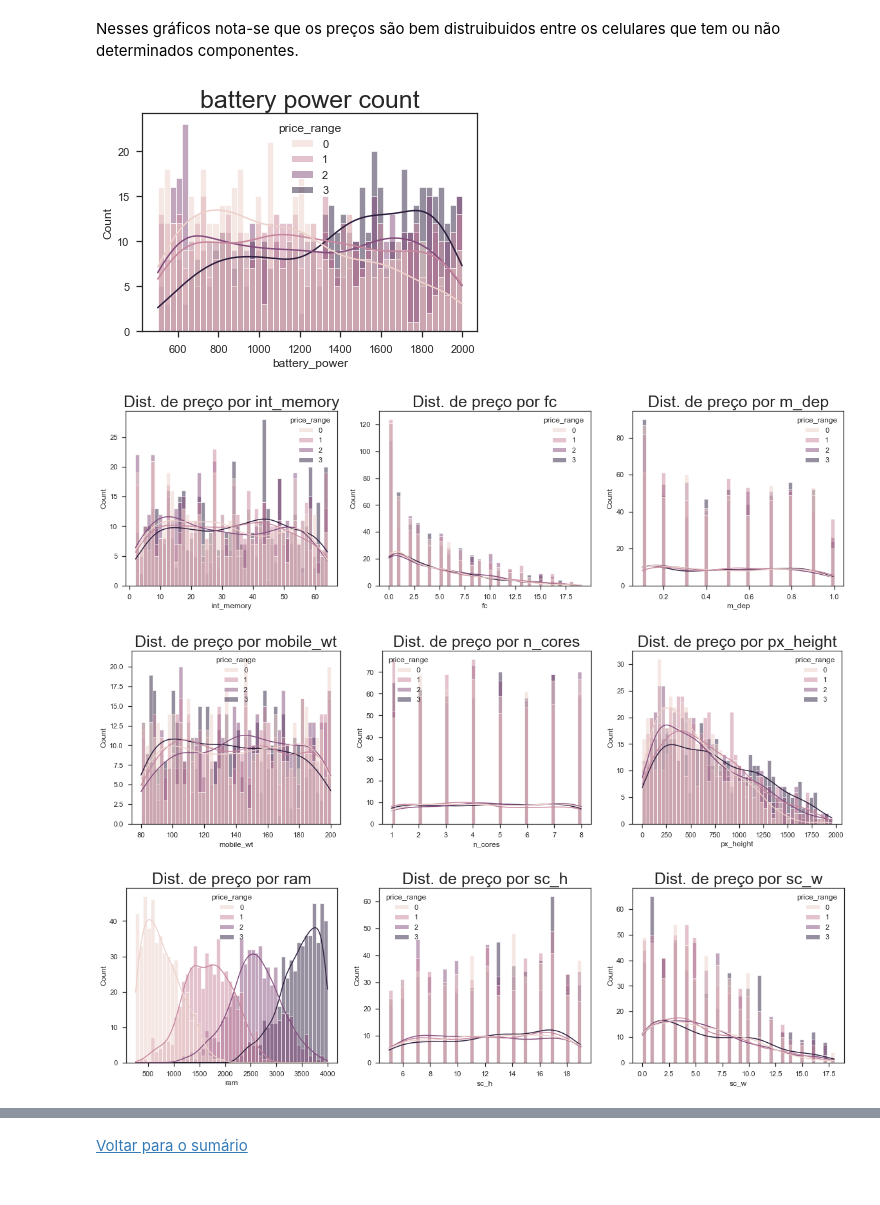
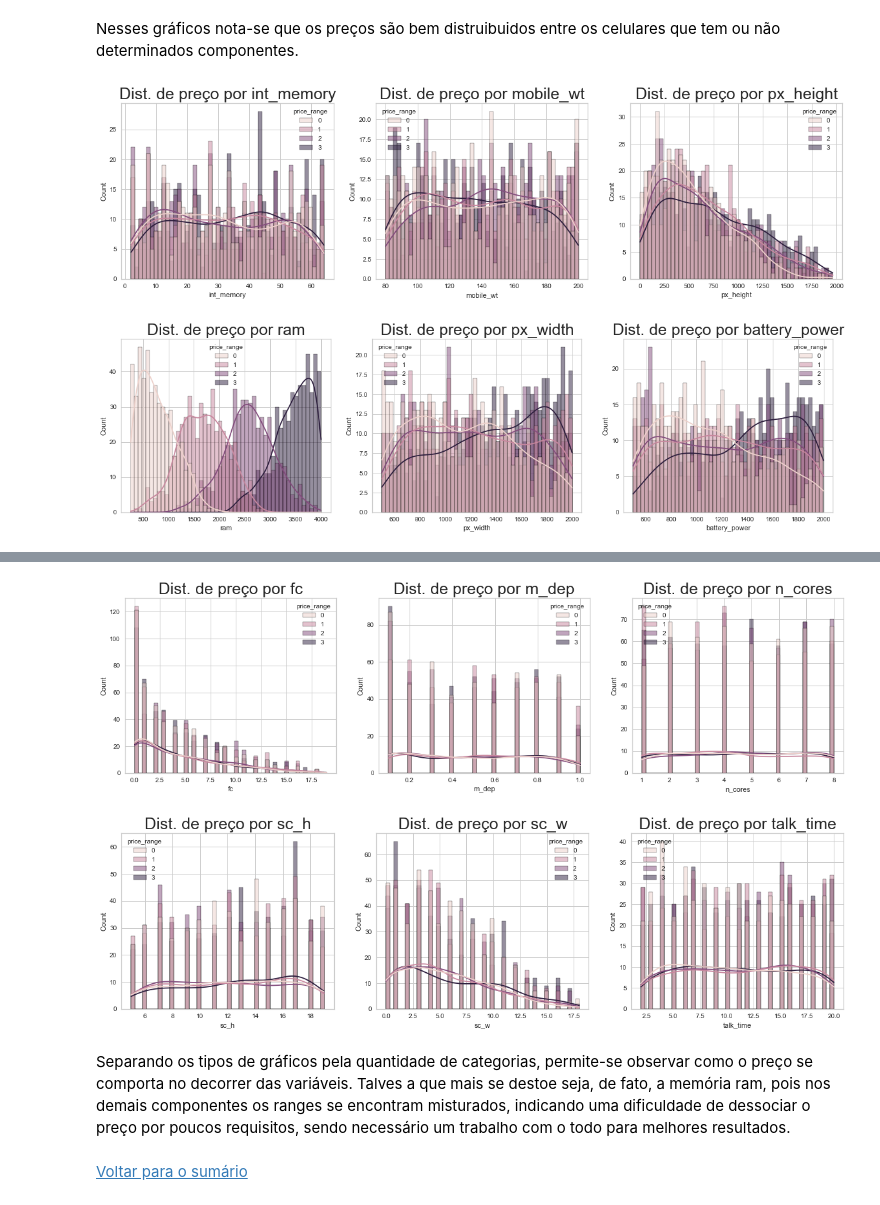
Before and after one commit to insper-classroom/22-2b-cd-p2-Bea-Kadu-Veronica, a Jupyter notebook: Relatório-celular.ipynb, the cells around one changed output, grey strips where cells are left out. Cells and saved outputs as stored; diff of their text form; code cells hidden in the pictures.

```diff
--- a/Relatório-celular.ipynb
+++ b/Relatório-celular.ipynb
@@ -277,26 +277,24 @@ while i<6:
 # %% [markdown]
 Nesses gráficos nota-se que os preços são bem distruibuidos entre os celulares que tem ou não determinados componentes.
 # %%
-n_b2 = ['int_memory','fc','m_dep','mobile_wt', 'n_cores','px_height','ram','sc_h','sc_w','talk_time', 'px_width', 'battery_power']
+n_b2 = ['int_memory','mobile_wt','px_height','ram', 'px_width', 'battery_power']
 
 i = 0
-while i<12:
+while i<6:
     plt.figure(figsize=(20,5))
     plt.subplot(1,3,1)
     sns.histplot(x=n_b2[i], hue="price_range" ,kde=True, bins=50 ,data=dados)
     plt.title(('Dist. de preço por {}'.format(n_b2[i])), fontsize=25)
     i+=1
     plt.subplot(1,3,2)
     sns.histplot(x=n_b2[i], hue="price_range" ,kde=True, bins=50 ,data=dados)
     plt.title(('Dist. de preço por {}'.format(n_b2[i])), fontsize=25)
     i+=1
     plt.subplot(1,3,3)
     sns.histplot(x=n_b2[i], hue="price_range" ,kde=True, bins=50 ,data=dados)
     plt.title(('Dist. de preço por {}'.format(n_b2[i])), fontsize=25)
     i+=1
     plt.show()
 # %% [output]
-[figure, old version]
+[figure, new version]
-[figure, old version]
+[figure, new version]
-[figure, removed]
-[figure, removed]
@@ -304,3 +301,27 @@ while i<12:
+# %%
+n_b3 = ['fc','m_dep', 'n_cores','sc_h','sc_w','talk_time']
+
+i = 0
+while i<6:
+    plt.figure(figsize=(20,5))
+    plt.subplot(1,3,1)
+    sns.histplot(x=n_b3[i], hue="price_range" ,kde=True, bins=50 ,data=dados)
+    plt.title(('Dist. de preço por {}'.format(n_b3[i])), fontsize=25)
+    i+=1
+    plt.subplot(1,3,2)
+    sns.histplot(x=n_b3[i], hue="price_range" ,kde=True, bins=50 ,data=dados)
+    plt.title(('Dist. de preço por {}'.format(n_b3[i])), fontsize=25)
+    i+=1
+    plt.subplot(1,3,3)
+    sns.histplot(x=n_b3[i], hue="price_range" ,kde=True, bins=50 ,data=dados)
+    plt.title(('Dist. de preço por {}'.format(n_b3[i])), fontsize=25)
+    i+=1
+    plt.show()
+# %% [output]
+[figure, added]
+[figure, added]
+# %% [markdown]
+Separando os tipos de gráficos pela quantidade de categorias, permite-se observar como o preço se comporta no decorrer das variáveis. Talves a que mais se destoe seja, de fato, a memória ram, pois nos demais componentes os ranges se encontram misturados, indicando uma dificuldade de dessociar o preço por poucos requisitos, sendo necessário um trabalho com o todo para melhores resultados.
 # %% [markdown]
 [Voltar para o sumário](#sumario)
 # %% [markdown]
```
Also changed, not shown: parts of 13 cells of this notebook.
